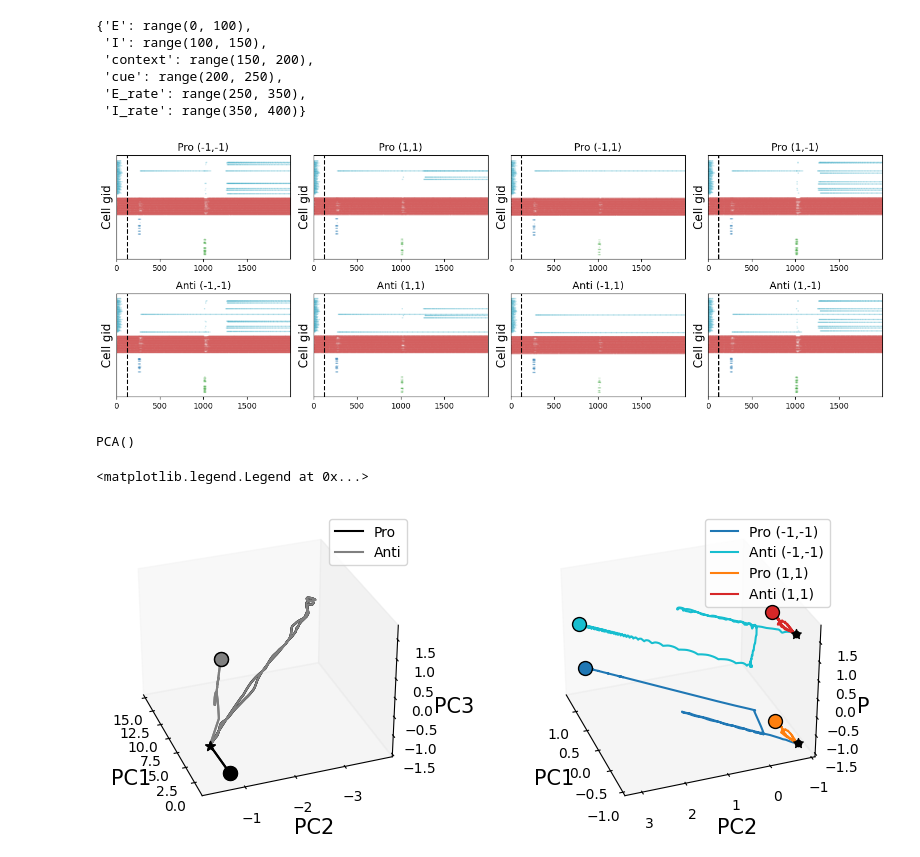
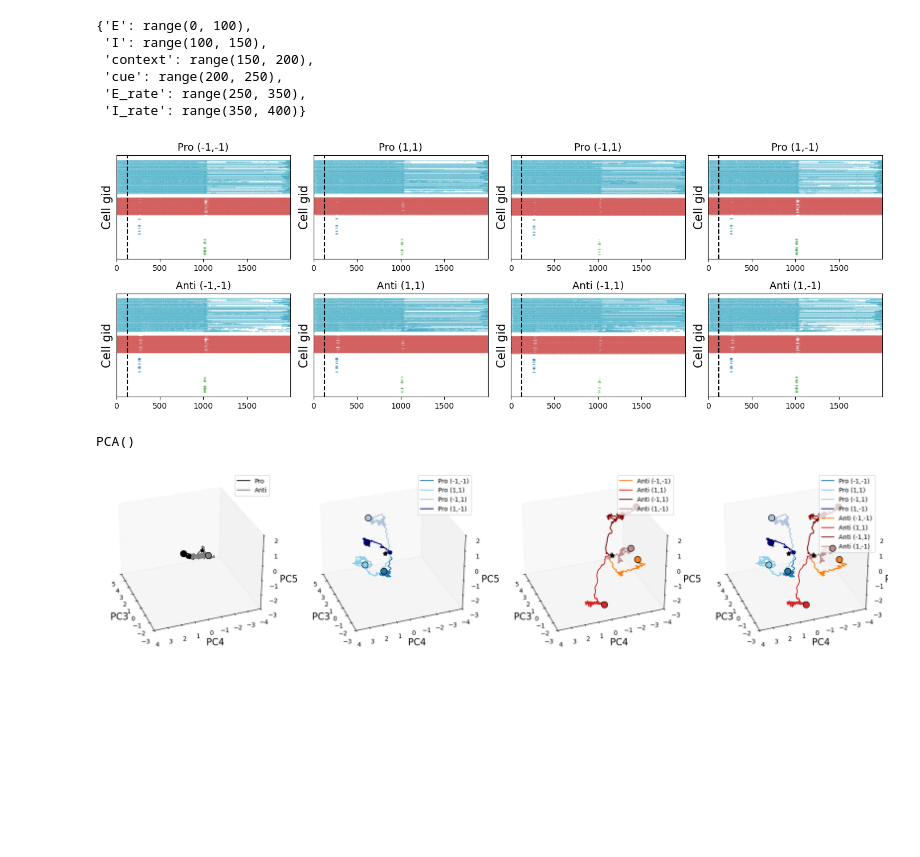
Before and after one commit to ntolley/dendractor, a Jupyter notebook: figures/plot_memorycontext_pca_trajectory.ipynb, the cells around one changed output. Cells and saved outputs as stored; diff of their text form; code cells hidden in the pictures; blank space fills up the shorter version.

Commit message:
add trajectory notebook

```diff
--- a/figures/plot_memorycontext_pca_trajectory.ipynb
+++ b/figures/plot_memorycontext_pca_trajectory.ipynb
@@ -44,12 +44,12 @@ print(list(random_init_dict.keys()))
 # %% [output]
 ['cuedend_contextdend_celldend', 'cuedend_contextdend', 'cuedend_contextsoma', 'cuesoma_contextdend', 'cuesoma_contextsoma_celldend', 'cuesoma_contextsoma_cellsoma', 'cuesoma_contextsoma']
 # %%
-# res_dict = random_init_dict['cuesoma_contextsoma']
 # res_dict = random_init_dict['cuesoma_contextdend']
 # res_dict = random_init_dict['cuedend_contextsoma']
 # res_dict = random_init_dict['cuedend_contextdend']
 
-res_dict = random_init_dict['cuesoma_contextsoma_cellsoma']
+res_dict = random_init_dict['cuesoma_contextsoma']
+# res_dict = random_init_dict['cuesoma_contextsoma_cellsoma']
 
 name = res_dict['name']
 output_array = res_dict['output_array']
@@ -155,17 +155,16 @@ for plot_idx, sim_idx in enumerate(range(num_cond)):
     plt.title(input_names[plot_idx], fontsize=labelsize)
     plt.tight_layout()
 # %% [output]
-[figure, old version]
+[figure, new version]
 # %%
 pca = PCA()
 pca.fit(np.concatenate(x_train))
 # %% [output]
 PCA()
 # %%
-def make_trajectory_figure(start_idx, end_idx, ax, dim1=0, dim2=1, dim3=2,
+def make_trajectory_figure(points1, points2, points3, points4, start_idx, end_idx, ax, dim1=0, dim2=1, dim3=2,
                            color1='C0', color2='C9', color3='C1', color4='C3',
                            label1=None, label2=None, label3=None, label4=None):
-    # ax = plt.figure(figsize=(7,7)).add_subplot(111,projection='3d')
     ax.grid(False)
     ax.set_xlabel(f'PC{dim1+1}', fontsize=labelsize)
     ax.set_ylabel(f'PC{dim2+1}', fontsize=labelsize)
@@ -197,8 +196,9 @@ def make_trajectory_figure(start_idx, end_idx, ax, dim1=0, dim2=1, dim3=2,
 ticksize = 11
 labelsize = 15
 
-sim_idx1, sim_idx2 = 0,4
-sim_idx3, sim_idx4 = 1,5
+sim_idx1, sim_idx2, sim_idx3, sim_idx4 = 0, 1, 2, 3
+sim_idx5, sim_idx6, sim_idx7, sim_idx8 = 4, 5, 6, 7
+
 
 # sim_idx1, sim_idx2 = 0,4
 # sim_idx3, sim_idx4 = 1,5
@@ -212,25 +212,52 @@ points1 = pca.transform(output_array[sim_idx1, gid_ranges['E_rate'], :].T)
 points2 = pca.transform(output_array[sim_idx2, gid_ranges['E_rate'], :].T)
 points3 = pca.transform(output_array[sim_idx3, gid_ranges['E_rate'], :].T)
 points4 = pca.transform(output_array[sim_idx4, gid_ranges['E_rate'], :].T)
+
+points5 = pca.transform(output_array[sim_idx5, gid_ranges['E_rate'], :].T)
+points6 = pca.transform(output_array[sim_idx6, gid_ranges['E_rate'], :].T)
+points7 = pca.transform(output_array[sim_idx7, gid_ranges['E_rate'], :].T)
+points8 = pca.transform(output_array[sim_idx8, gid_ranges['E_rate'], :].T)
 # %%
-fig = plt.figure(figsize=(10,4))
-ax1 = fig.add_subplot(121, projection='3d')
-ax2 = fig.add_subplot(122, projection='3d')
+dim1, dim2, dim3 = 2,3,4
 
-make_trajectory_figure(0, cue_idx, ax1, 0, 1, 2, color1='k', color2='grey', color3='k', color4='grey', label1='Pro', label2='Anti')
+fig = plt.figure(figsize=(18,4), constrained_layout=True)
+ax1 = fig.add_subplot(141, projection='3d')
+ax2 = fig.add_subplot(142, projection='3d')
+ax3 = fig.add_subplot(143, projection='3d')
+ax4 = fig.add_subplot(144, projection='3d')
 
-make_trajectory_figure(cue_idx, cue_idx+2000, ax2, 0, 1, 2, label1=input_names[sim_idx1], label2=input_names[sim_idx2], label3=input_names[sim_idx3], label4=input_names[sim_idx4])
 
+make_trajectory_figure(points1, points5, points1, points5, 0, cue_idx, ax1, dim1, dim2, dim3,
+                       color1='k', color2='grey', color3='k', color4='grey', label1='Pro', label2='Anti')
+
+make_trajectory_figure(points1, points2, points3, points4, cue_idx, cue_idx+2000, ax2, dim1, dim2, dim3,
+                       color1='C0', color2='skyblue', color3='lightsteelblue', color4='navy',
+                       label1=input_names[sim_idx1], label2=input_names[sim_idx2], label3=input_names[sim_idx3], label4=input_names[sim_idx4])
+
+make_trajectory_figure(points5, points6, points7, points8, cue_idx, cue_idx+2000, ax3, dim1, dim2, dim3,
+                       color1='C1', color2='C3', color3='maroon', color4='rosybrown',
+                       label1=input_names[sim_idx5], label2=input_names[sim_idx6], label3=input_names[sim_idx7], label4=input_names[sim_idx8])
+
+
+make_trajectory_figure(points1, points2, points3, points4, cue_idx, cue_idx+2000, ax4, dim1, dim2, dim3,
+                       color1='C0', color2='skyblue', color3='lightsteelblue', color4='navy',
+                       label1=input_names[sim_idx1], label2=input_names[sim_idx2], label3=input_names[sim_idx3], label4=input_names[sim_idx4])
+
+make_trajectory_figure(points5, points6, points7, points8, cue_idx, cue_idx+2000, ax4, dim1, dim2, dim3,
+                       color1='C1', color2='C3', color3='maroon', color4='rosybrown',
+                       label1=input_names[sim_idx5], label2=input_names[sim_idx6], label3=input_names[sim_idx7], label4=input_names[sim_idx8])
+
+limits = [(-3, 5), (-4, 4), (-3, 2)]
 # limits = [(-9, 5), (-5, 6), (-5, 3.4)]
-# limits = [(-9, 5), (-5, 6), (-5, 3.4)]
-# for ax_plot in [ax1, ax2]:
-#     ax_plot.set_xlim(limits[0])
-#     ax_plot.set_ylim(limits[1])
-#     ax_plot.set_zlim(limits[2])
+for ax_plot in [ax1, ax2, ax3, ax4]:
+    ax_plot.set_xlim(limits[0])
+    ax_plot.set_ylim(limits[1])
+    ax_plot.set_zlim(limits[2])
 
-ax1.legend()
-ax2.legend()
-# plt.savefig('context_trajectory.svg')
+ax1.legend(loc='upper right')
+ax2.legend(loc='upper right')
+ax3.legend(loc='upper right')
+ax4.legend(loc='upper right')
+plt.savefig('cuesoma_context_soma_trajectory2.svg')
 # %% [output]
-<matplotlib.legend.Legend at 0x...>
-[figure, old version]
+[figure, new version]
```
Also changed, not shown: parts of 5 cells of this notebook.
